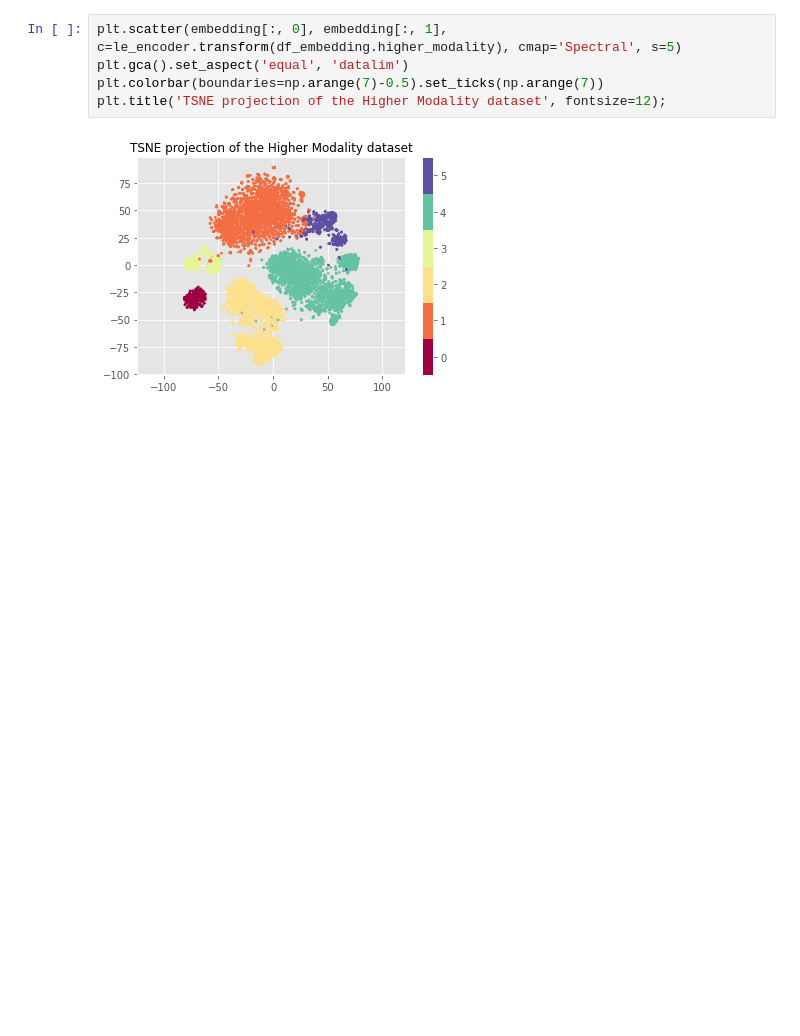
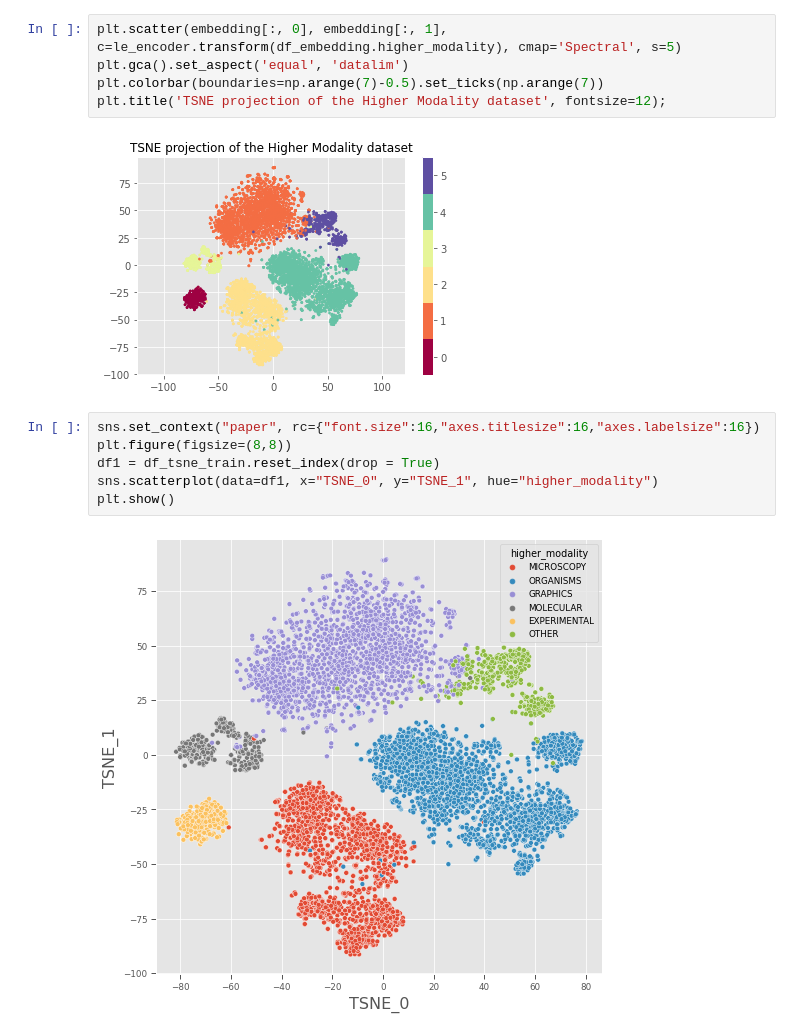
Before and after one commit to jtrells/biomedical-image-classification, a Jupyter notebook: nb/06.Embedding Representation Higher Modality.ipynb, the cells around one changed output. Saved outputs shown, nothing was run; the diff lists cells and outputs as text; blank space fills up the shorter version.

```diff
--- a/nb/06.Embedding Representation Higher Modality.ipynb
+++ b/nb/06.Embedding Representation Higher Modality.ipynb
@@ -169,3 +179,11 @@ plt.colorbar(boundaries=np.arange(7)-0.5).set_ticks(np.arange(7))
 plt.title('TSNE projection of the Higher Modality dataset', fontsize=12);
 # %% [output]
 [figure]
+# %%
+sns.set_context("paper", rc={"font.size":16,"axes.titlesize":16,"axes.labelsize":16})
+plt.figure(figsize=(8,8))
+df1 = df_tsne_train.reset_index(drop = True)
+sns.scatterplot(data=df1, x="TSNE_0", y="TSNE_1", hue="higher_modality")
+plt.show()
+# %% [output]
+[figure, added]
```
Also changed, not shown: parts of 7 cells of this notebook, 18 other files.
